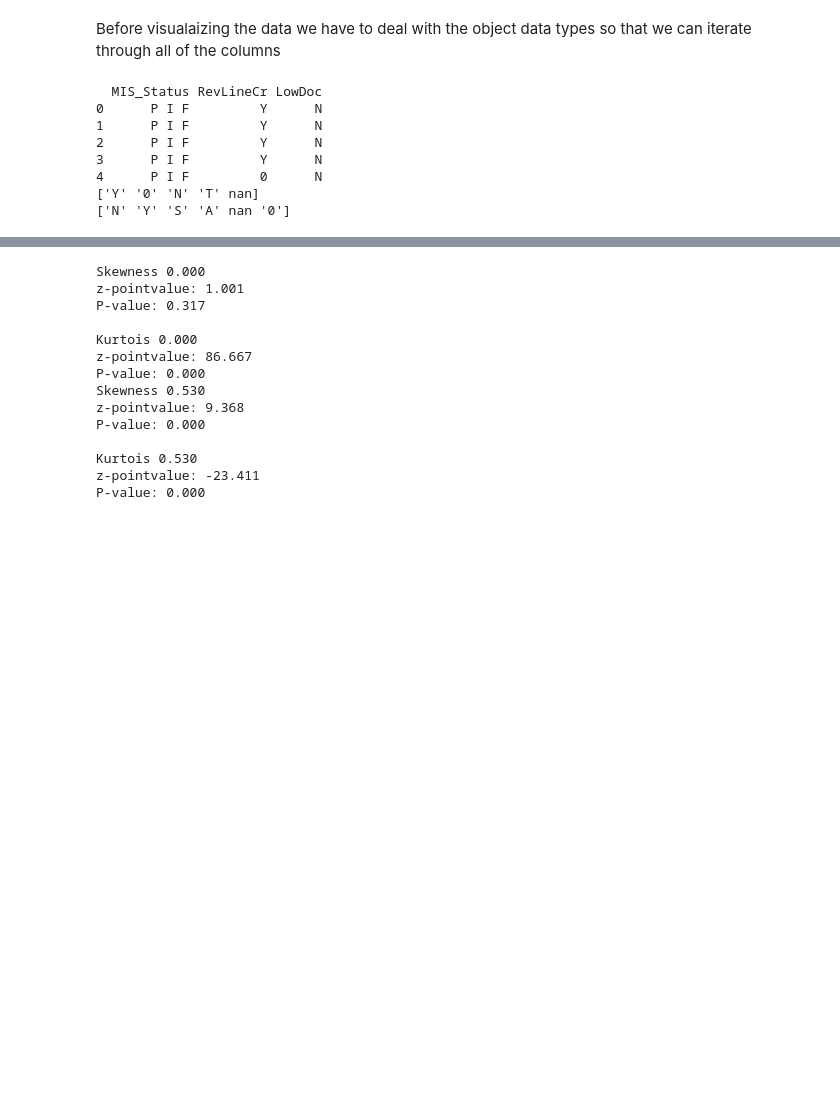
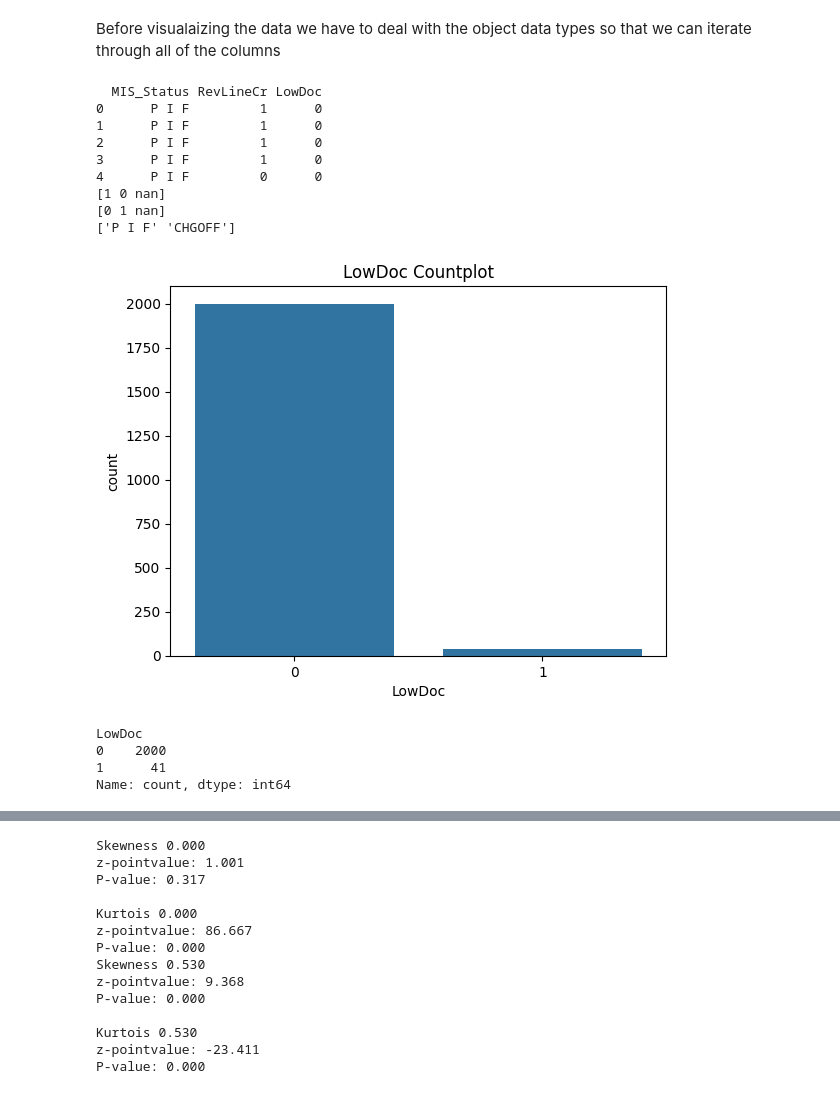
Before and after one commit to MrBigJupiter/sba-loan-default-prediction_project, a Jupyter notebook: notebooks/loan_default_log_reg.ipynb, the cells around one changed output, grey strips where cells are left out. Drawn from its saved outputs; the diff is of its cells as text; code cells hidden in the pictures; blank space fills up the shorter version.

Commit message:
Cleaned up the bad data in the RevLineCr and LowDoc columns

```diff
--- a/notebooks/loan_default_log_reg.ipynb
+++ b/notebooks/loan_default_log_reg.ipynb
@@ -234,13 +233,26 @@ Before visualaizing the data we have to deal with the object data types so that
 print(test_df[['MIS_Status', 'RevLineCr', 'LowDoc']].head(5))
 print(test_df['RevLineCr'].unique())
 print(test_df['LowDoc'].unique())
+print(test_df['MIS_Status'].unique())
 # %% [output]
   MIS_Status RevLineCr LowDoc
-0      P I F         Y      N
-1      P I F         Y      N
-2      P I F         Y      N
-3      P I F         Y      N
-4      P I F         0      N
-['Y' '0' 'N' 'T' nan]
-['N' 'Y' 'S' 'A' nan '0']
+0      P I F         1      0
+1      P I F         1      0
+2      P I F         1      0
+3      P I F         1      0
+4      P I F         0      0
+[1 0 nan]
+[0 1 nan]
+['P I F' 'CHGOFF']
+# %%
+sns.countplot(data=test_df, x='LowDoc')
+plt.title('LowDoc Countplot')
+plt.show()
+test_df['LowDoc'].value_counts()
+# %% [output]
+[figure, added]
+LowDoc
+0    2000
+1      41
+Name: count, dtype: int64
 # %%
```
Also changed, not shown: parts of 6 cells of this notebook.
